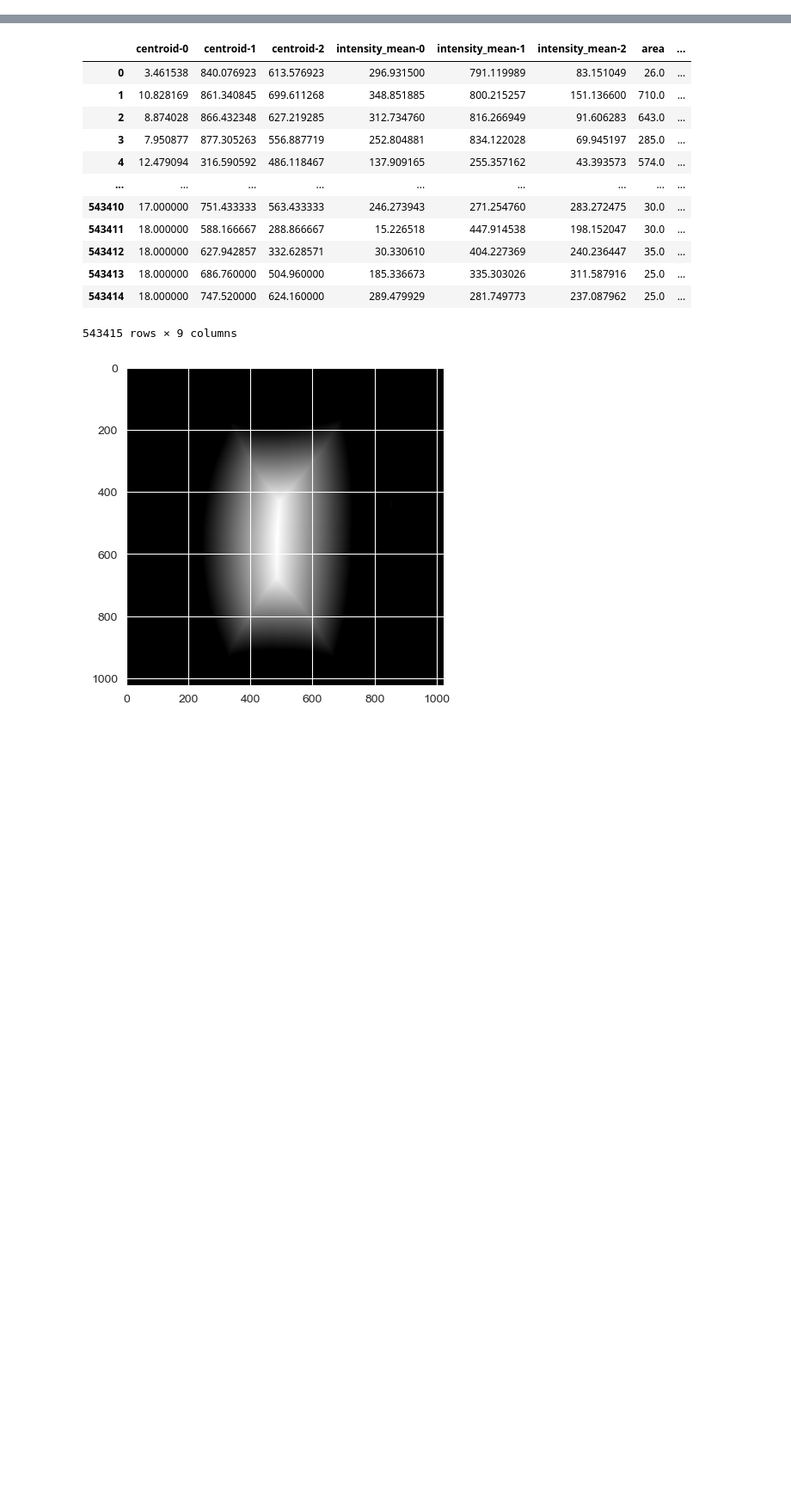
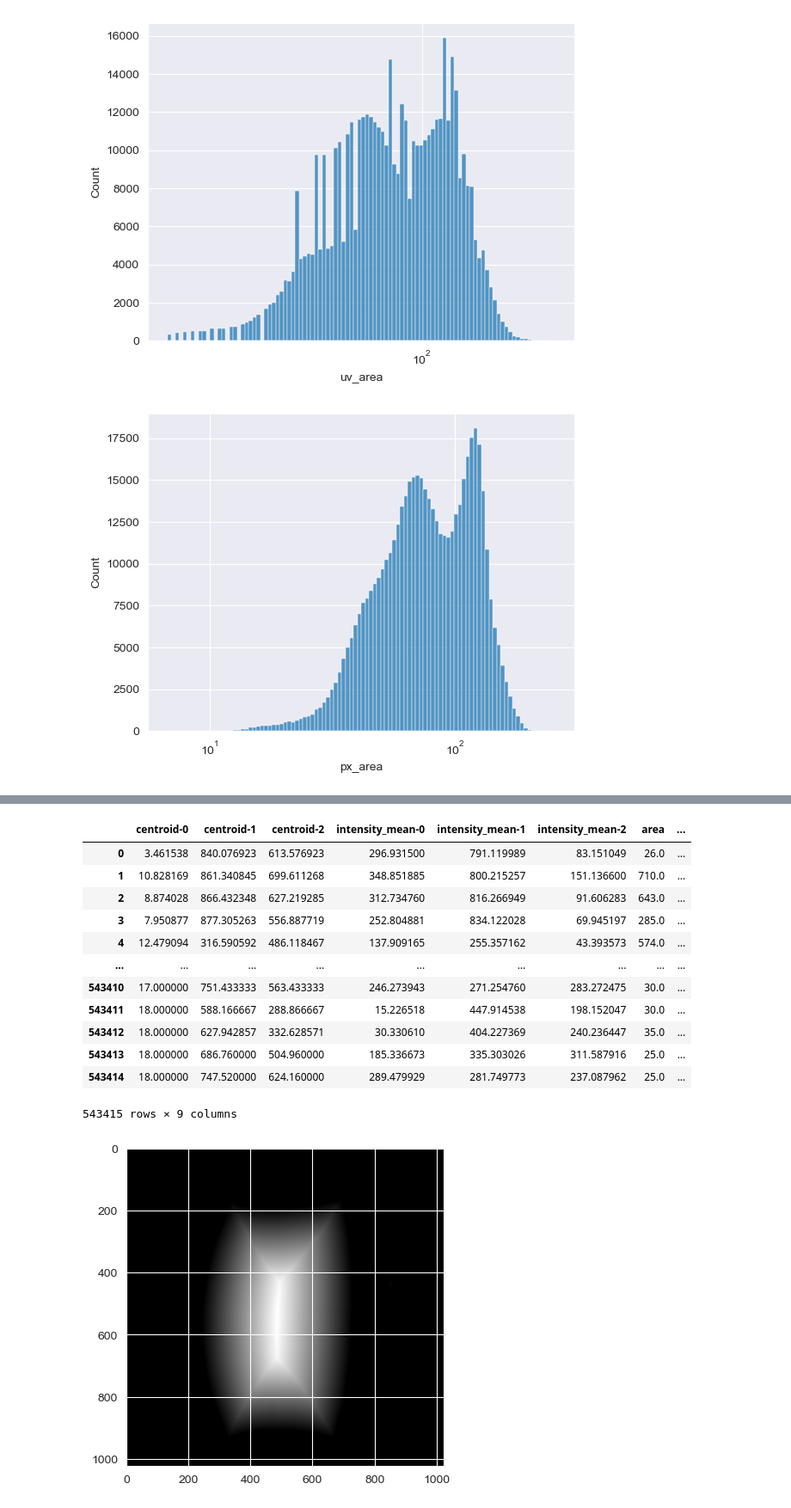
Before and after one commit to Harrison-Oatman/NucleiTracking, a Jupyter notebook: notebooks/reconstruct_2.ipynb, the cells around one changed output, grey strips where cells are left out. Shown at 86% size. Drawn from its saved outputs; the diff is of its cells as text; code cells hidden in the pictures; blank space fills up the shorter version.

```diff
--- a/notebooks/reconstruct_2.ipynb
+++ b/notebooks/reconstruct_2.ipynb
@@ -36,2 +77,11 @@ napari.run()
+# %%
+sns.histplot(centroids["uv_area"], bins=100, log_scale=True)
+plt.show()
+
+sns.histplot(centroids["px_area"], bins=100, log_scale=True)
+plt.show()
+# %% [output]
+[figure, added]
+[figure, added]
 # %%
 
```
Also changed, not shown: parts of 6 cells of this notebook.
